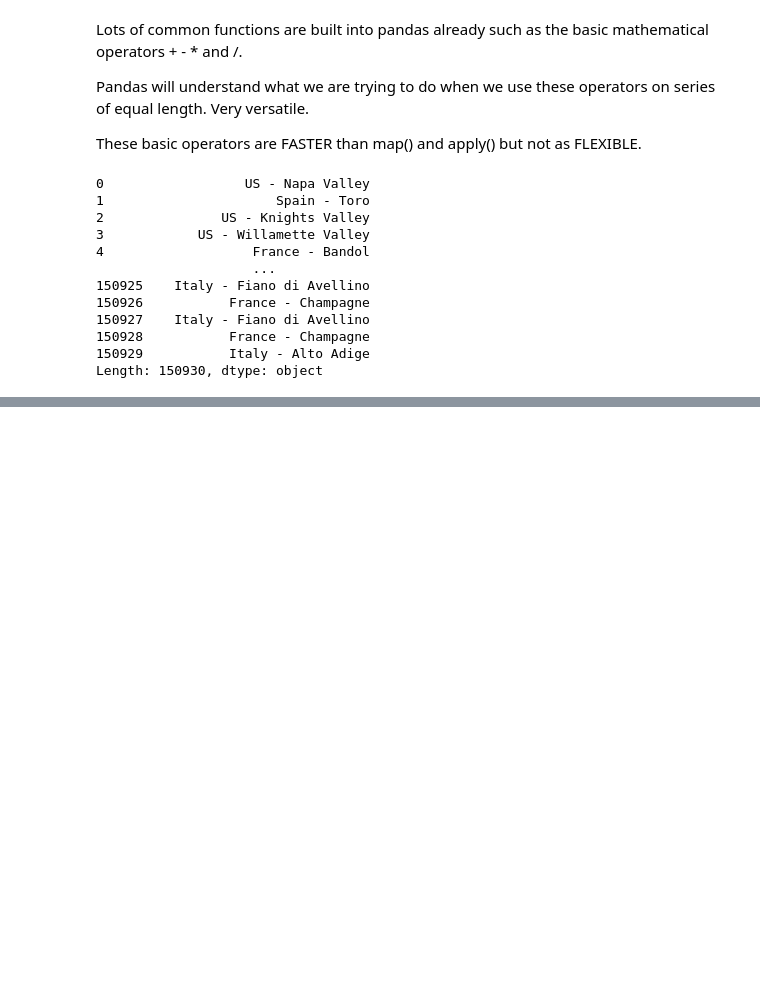
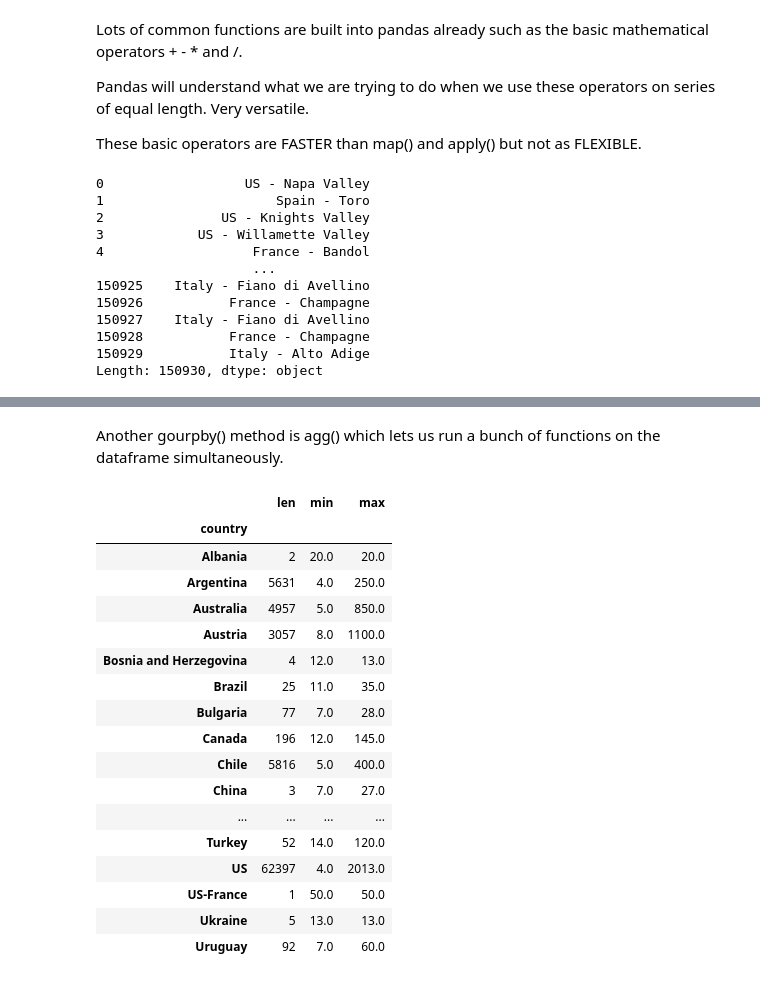
Before and after one commit to EliasRodkey/kaggle, a Jupyter notebook: pandas/pandas_intermediate.ipynb, the cells around one changed output, grey strips where cells are left out. Saved outputs shown, nothing was run; the diff lists cells and outputs as text; code cells hidden in the pictures; blank space fills up the shorter version.

```diff
--- a/pandas/pandas_intermediate.ipynb
+++ b/pandas/pandas_intermediate.ipynb
@@ -87,0 +141,24 @@ Length: 150930, dtype: object
+# %% [markdown]
+Another gourpby() method is agg() which lets us run a bunch of functions on the dataframe simultaneously.
+# %%
+# A simple statistical summary of the data
+reviews.groupby(['country']).price.agg([len, min, max])
+# %% [output]
+|  | len | min | max |
+| country |  |  |  |
+| Albania | 2 | 20.0 | 20.0 |
+| Argentina | 5631 | 4.0 | 250.0 |
+| Australia | 4957 | 5.0 | 850.0 |
+| Austria | 3057 | 8.0 | 1100.0 |
+| Bosnia and Herzegovina | 4 | 12.0 | 13.0 |
+| Brazil | 25 | 11.0 | 35.0 |
+| Bulgaria | 77 | 7.0 | 28.0 |
+| Canada | 196 | 12.0 | 145.0 |
+| Chile | 5816 | 5.0 | 400.0 |
+| China | 3 | 7.0 | 27.0 |
+| ... | ... | ... | ... |
+| Turkey | 52 | 14.0 | 120.0 |
+| US | 62397 | 4.0 | 2013.0 |
+| US-France | 1 | 50.0 | 50.0 |
+| Ukraine | 5 | 13.0 | 13.0 |
+| Uruguay | 92 | 7.0 | 60.0 |
```
Also changed, not shown: parts of 16 cells of this notebook.
